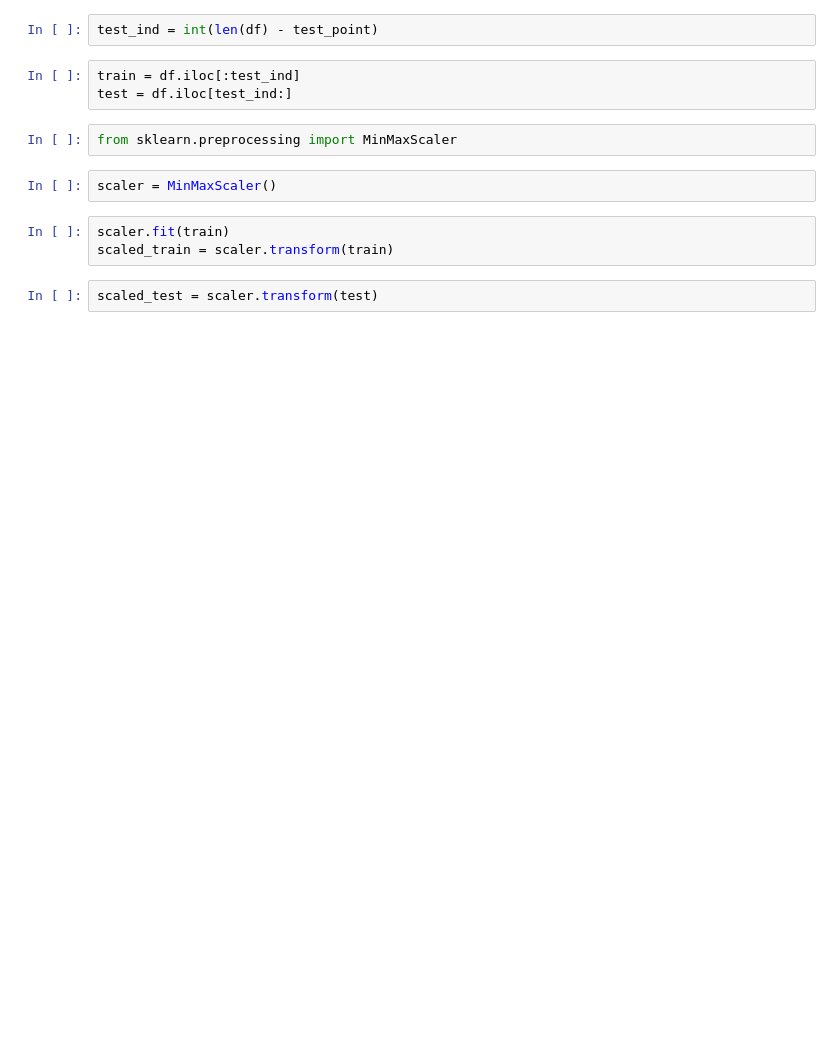
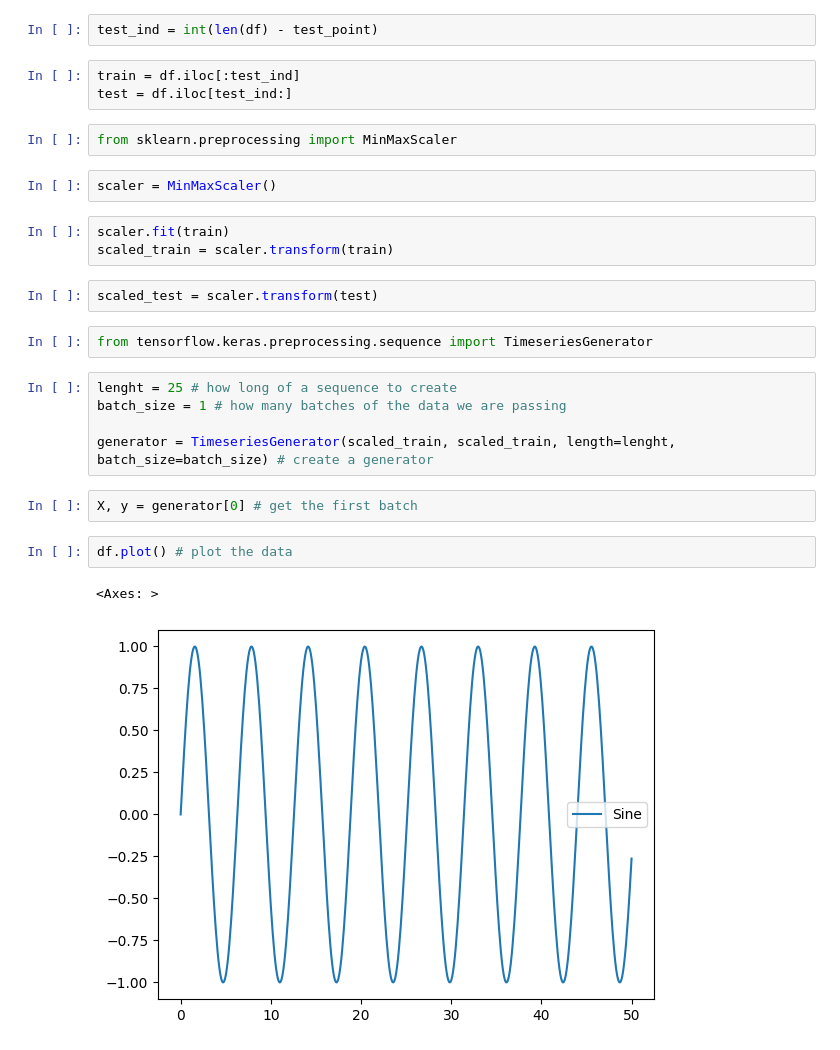
Before and after one commit to higorcamelo/tensor-keras-curso, a Jupyter notebook: RNN/sine.ipynb, the cells around one changed output. Saved outputs shown, nothing was run; the diff lists cells and outputs as text; blank space fills up the shorter version.

```diff
--- a/RNN/sine.ipynb
+++ b/RNN/sine.ipynb
@@ -46,3 +46,17 @@ scaler.fit(train)
 scaled_train = scaler.transform(train)
 # %%
 scaled_test = scaler.transform(test)
+# %%
+from tensorflow.keras.preprocessing.sequence import TimeseriesGenerator
+# %%
+lenght = 25 # how long of a sequence to create
+batch_size = 1 # how many batches of the data we are passing
+
+generator = TimeseriesGenerator(scaled_train, scaled_train, length=lenght, batch_size=batch_size) # create a generator
+# %%
+X, y = generator[0] # get the first batch
+# %%
+df.plot() # plot the data
+# %% [output]
+<Axes: >
+[figure, added]
```
